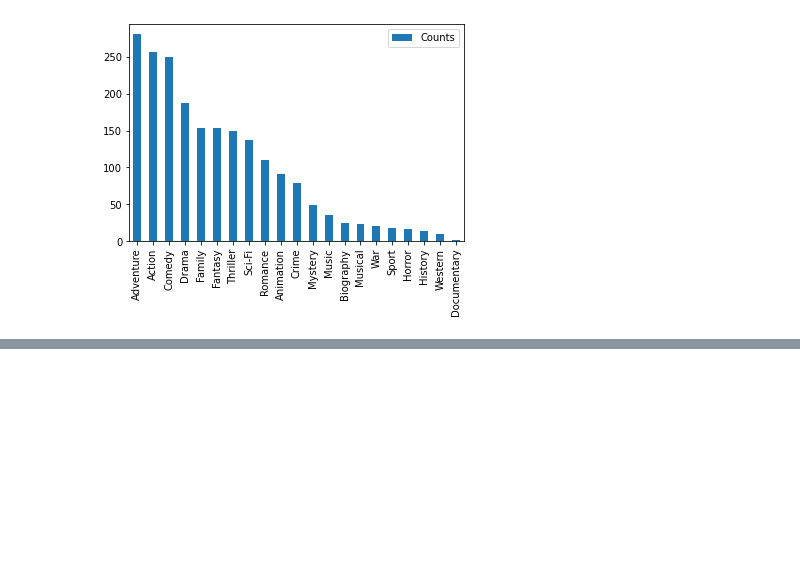
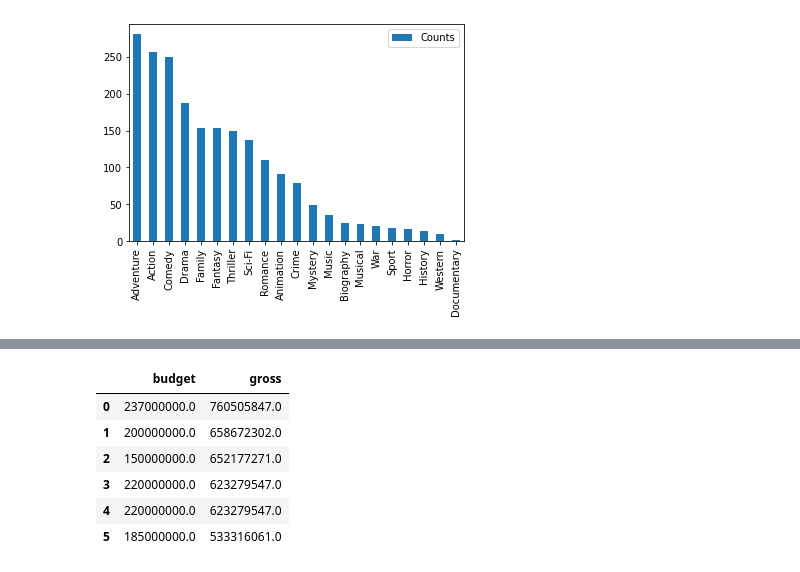
Before and after one commit to chibao659/Movies, a Jupyter notebook: Movies.ipynb, the cells around one changed output, grey strips where cells are left out. Saved outputs shown, nothing was run; the diff lists cells and outputs as text; code cells hidden in the pictures; blank space fills up the shorter version.

```diff
--- a/Movies.ipynb
+++ b/Movies.ipynb
@@ -136,0 +122,10 @@ genres_count.plot.bar()
+# %%
+df.loc[0:5, ['budget','gross']]
+# %% [output]
+|  | budget | gross |
+| 0 | 237000000.0 | 760505847.0 |
+| 1 | 200000000.0 | 658672302.0 |
+| 2 | 150000000.0 | 652177271.0 |
+| 3 | 220000000.0 | 623279547.0 |
+| 4 | 220000000.0 | 623279547.0 |
+| 5 | 185000000.0 | 533316061.0 |
```
Also changed, not shown: parts of 13 cells of this notebook.
